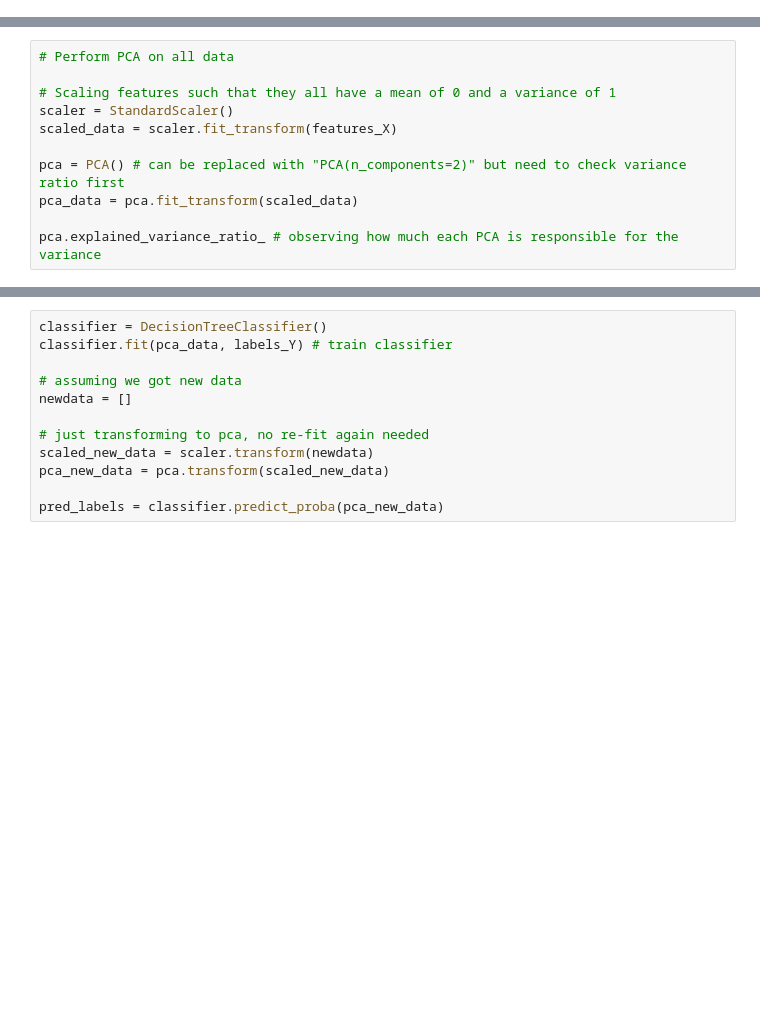
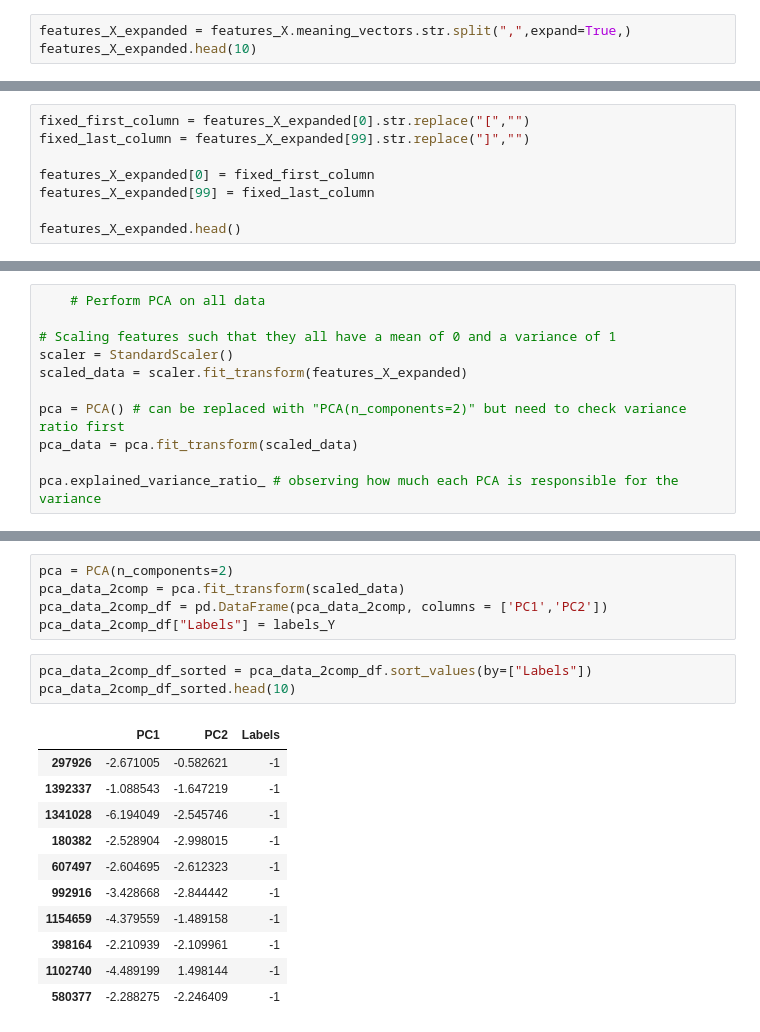
Before and after one commit to MatthewFoster02/3-1-APG-Digital-Exit-Strategy, a Jupyter notebook: src/main/UserStray/pca_for_user_stray.ipynb, the cells around one changed output, grey strips where cells are left out. Drawn from its saved outputs; the diff is of its cells as text; blank space fills up the shorter version.

```diff
--- a/src/main/UserStray/pca_for_user_stray.ipynb
+++ b/src/main/UserStray/pca_for_user_stray.ipynb
@@ -36,0 +66,3 @@ labels_Y = dataset['Class']
+# %%
+features_X_expanded = features_X.meaning_vectors.str.split(",",expand=True,)
+features_X_expanded.head(10)
@@ -36,0 +82,8 @@ labels_Y = dataset['Class']
+# %%
+fixed_first_column = features_X_expanded[0].str.replace("[","")
+fixed_last_column = features_X_expanded[99].str.replace("]","")
+
+features_X_expanded[0] = fixed_first_column
+features_X_expanded[99] = fixed_last_column
+
+features_X_expanded.head()
@@ -37,9 +98,9 @@ labels_Y = dataset['Class']
 # %%
-# Perform PCA on all data
+    # Perform PCA on all data
 
 # Scaling features such that they all have a mean of 0 and a variance of 1
 scaler = StandardScaler()
-scaled_data = scaler.fit_transform(features_X)
+scaled_data = scaler.fit_transform(features_X_expanded)
 
 pca = PCA() # can be replaced with "PCA(n_components=2)" but need to check variance ratio first
 pca_data = pca.fit_transform(scaled_data)
@@ -48,12 +127,20 @@ pca.explained_variance_ratio_ # observing how much each PCA is responsible for t
-# %%
-classifier = DecisionTreeClassifier()
-classifier.fit(pca_data, labels_Y) # train classifier
-
-# assuming we got new data
-newdata = []
-
-# just transforming to pca, no re-fit again needed
-scaled_new_data = scaler.transform(newdata)
-pca_new_data = pca.transform(scaled_new_data)
-
-pred_labels = classifier.predict_proba(pca_new_data)
+# %%
+pca = PCA(n_components=2)
+pca_data_2comp = pca.fit_transform(scaled_data)
+pca_data_2comp_df = pd.DataFrame(pca_data_2comp, columns = ['PC1','PC2'])
+pca_data_2comp_df["Labels"] = labels_Y
+# %%
+pca_data_2comp_df_sorted = pca_data_2comp_df.sort_values(by=["Labels"])
+pca_data_2comp_df_sorted.head(10)
+# %% [output]
+|  | PC1 | PC2 | Labels |
+| 297926 | -2.671005 | -0.582621 | -1 |
+| 1392337 | -1.088543 | -1.647219 | -1 |
+| 1341028 | -6.194049 | -2.545746 | -1 |
+| 180382 | -2.528904 | -2.998015 | -1 |
+| 607497 | -2.604695 | -2.612323 | -1 |
+| 992916 | -3.428668 | -2.844442 | -1 |
+| 1154659 | -4.379559 | -1.489158 | -1 |
+| 398164 | -2.210939 | -2.109961 | -1 |
+| 1102740 | -4.489199 | 1.498144 | -1 |
+| 580377 | -2.288275 | -2.246409 | -1 |
```
Also changed, not shown: parts of 13 cells of this notebook, 1 other file.
